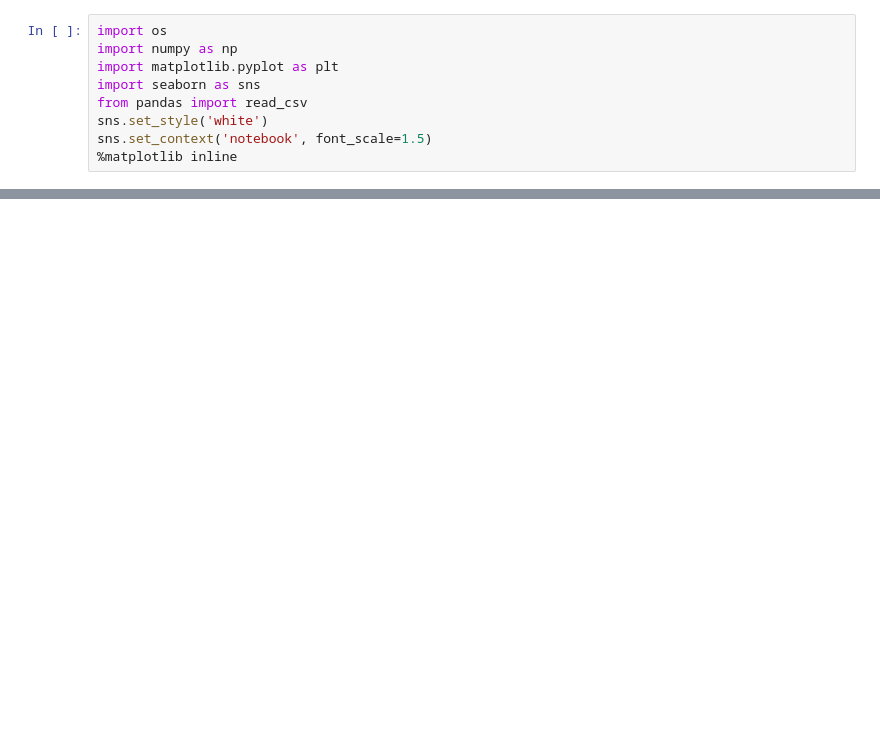
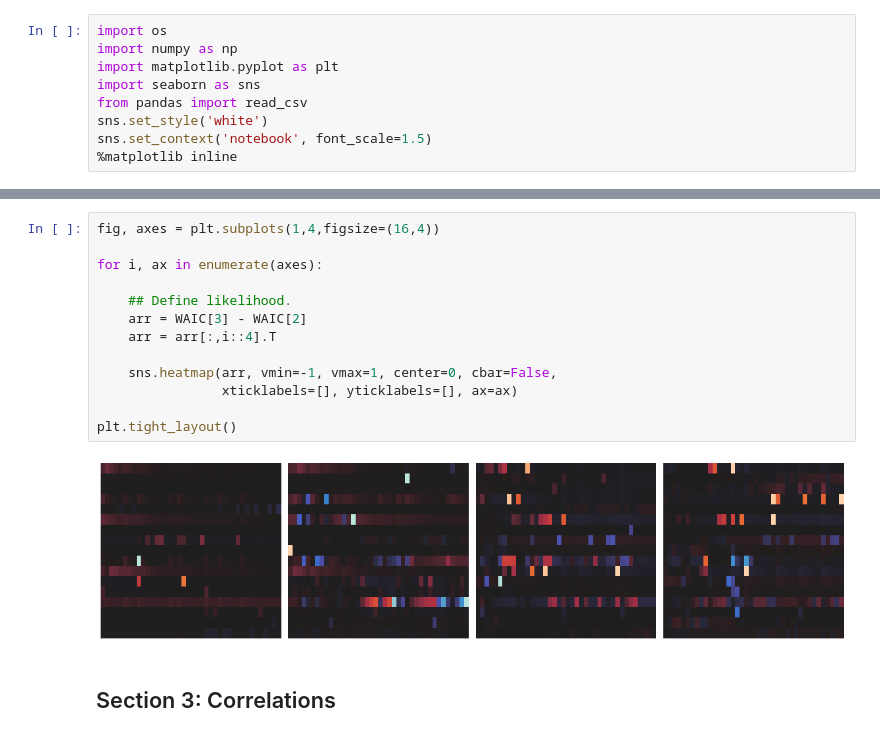
Before and after one commit to nivlab/RobotFactory, a Jupyter notebook: notebooks/03_Pilot/03_Modeling.ipynb, the cells around one changed output, grey strips where cells are left out. Cells and saved outputs as stored; diff of their text form; blank space fills up the shorter version.

```diff
--- a/notebooks/03_Pilot/03_Modeling.ipynb
+++ b/notebooks/03_Pilot/03_Modeling.ipynb
@@ -119,0 +138,17 @@ So, as an FYI, if you're still planning on piloting tomorrow: I've been modeling
+# %%
+fig, axes = plt.subplots(1,4,figsize=(16,4))
+
+for i, ax in enumerate(axes):
+
+    ## Define likelihood.
+    arr = WAIC[3] - WAIC[2]
+    arr = arr[:,i::4].T
+
+    sns.heatmap(arr, vmin=-1, vmax=1, center=0, cbar=False,
+                xticklabels=[], yticklabels=[], ax=ax)
+
+plt.tight_layout()
+# %% [output]
+[figure, added]
+# %% [markdown]
+## Section 3: Correlations
```
Also changed, not shown: parts of 20 cells of this notebook, 7 other files.
